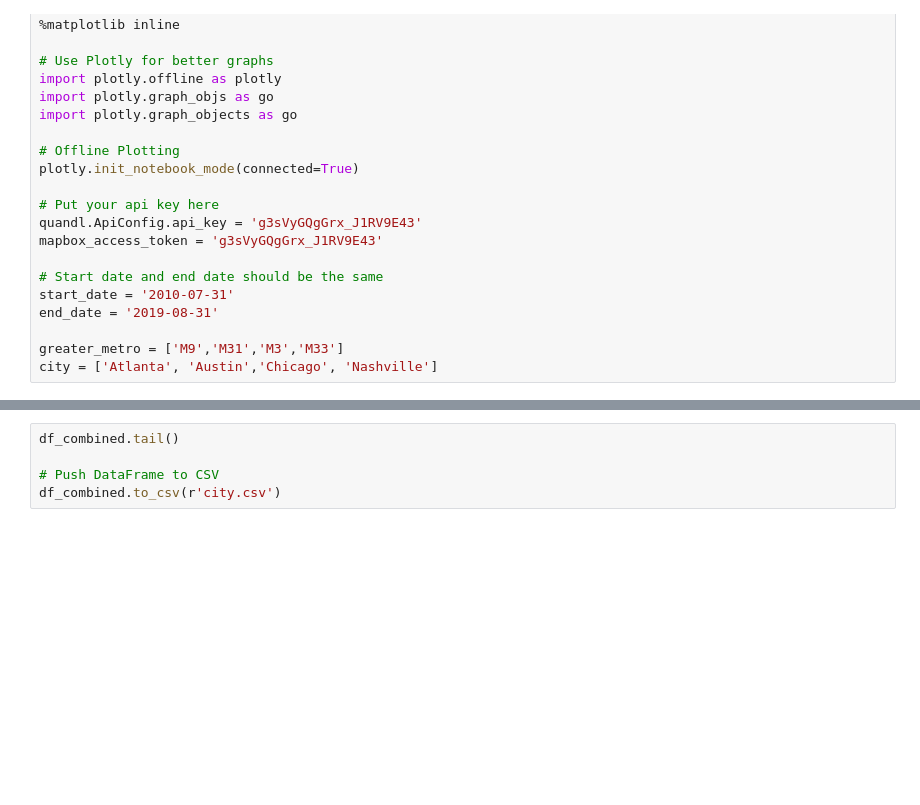
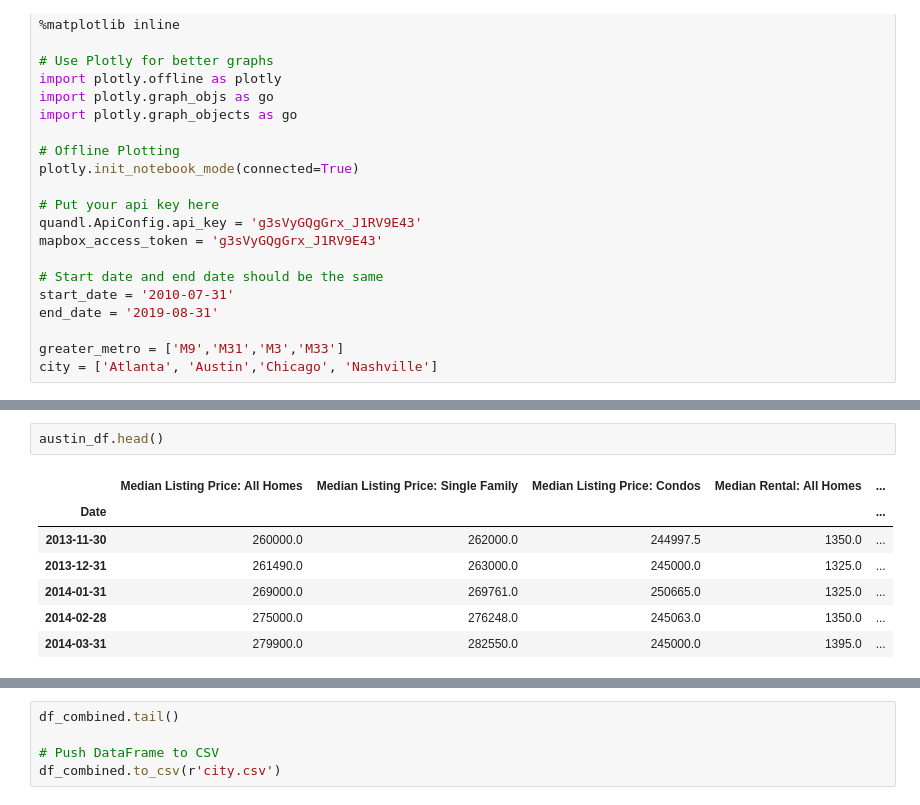
Before and after one commit to christinathip/project1, a Jupyter notebook: zillow.ipynb, the cells around one changed output, grey strips where cells are left out. Saved outputs shown, nothing was run; the diff lists cells and outputs as text; blank space fills up the shorter version.

```diff
--- a/zillow.ipynb
+++ b/zillow.ipynb
@@ -105,0 +98,10 @@ Date
+# %%
+austin_df.head()
+# %% [output]
+|  | Median Listing Price: All Homes | Median Listing Price: Single Family | Median Listing Price: Condos | Median Rental: All Homes | ... |
+| Date |  |  |  |  | ... |
+| 2013-11-30 | 260000.0 | 262000.0 | 244997.5 | 1350.0 | ... |
+| 2013-12-31 | 261490.0 | 263000.0 | 245000.0 | 1325.0 | ... |
+| 2014-01-31 | 269000.0 | 269761.0 | 250665.0 | 1325.0 | ... |
+| 2014-02-28 | 275000.0 | 276248.0 | 245063.0 | 1350.0 | ... |
+| 2014-03-31 | 279900.0 | 282550.0 | 245000.0 | 1395.0 | ... |
```
Also changed, not shown: parts of 8 cells of this notebook, 3 other files.
